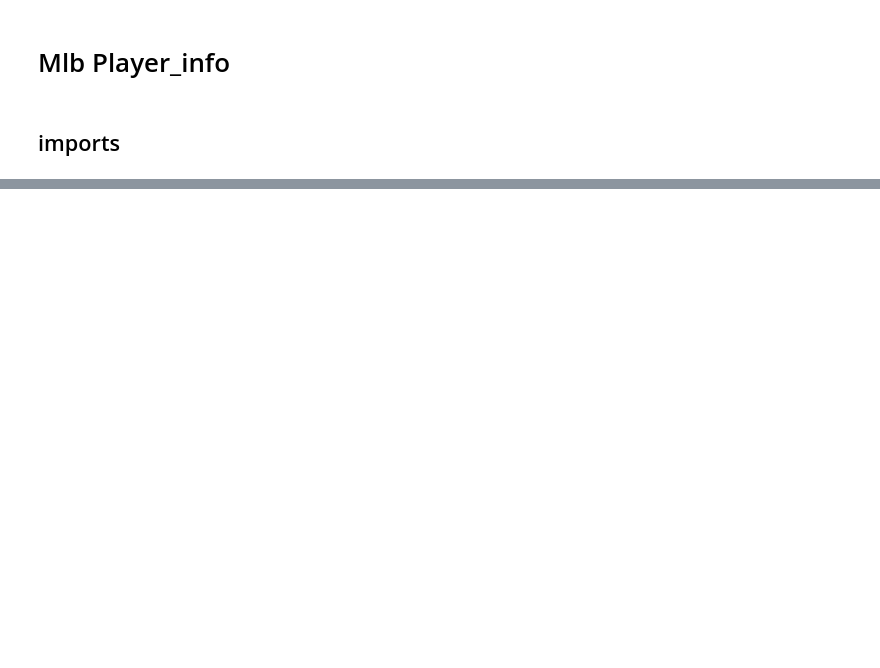
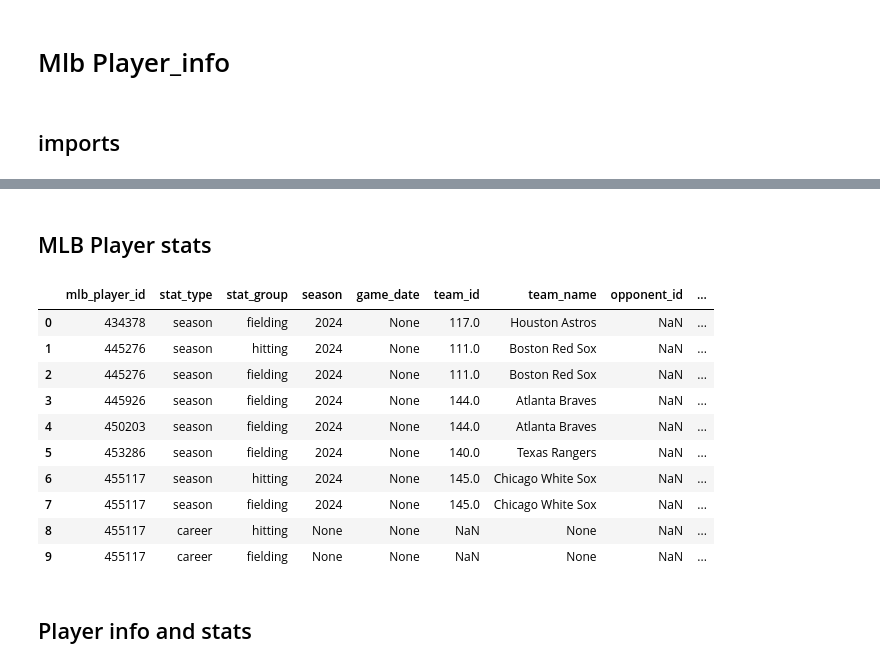
Before and after one commit to laniel123/MLB_Injury_Report, a Jupyter notebook: mlb/notebooks/Mlb_player_db.ipynb, the cells around one changed output, grey strips where cells are left out. Cells and saved outputs as stored; diff of their text form; code cells hidden in the pictures; blank space fills up the shorter version.

```diff
--- a/mlb/notebooks/Mlb_player_db.ipynb
+++ b/mlb/notebooks/Mlb_player_db.ipynb
@@ -41,0 +41,20 @@ pd.read_sql_query("SELECT * FROM mlb_player_info", conn)
+# %% [markdown]
+## MLB Player stats
+# %%
+mlb_player_stats = pd.read_sql_query("SELECT * FROM mlb_player_stats", conn)
+
+mlb_player_stats.head(10)
+# %% [output]
+|  | mlb_player_id | stat_type | stat_group | season | game_date | team_id | team_name | opponent_id | ... |
+| 0 | 434378 | season | fielding | 2024 | None | 117.0 | Houston Astros | NaN | ... |
+| 1 | 445276 | season | hitting | 2024 | None | 111.0 | Boston Red Sox | NaN | ... |
+| 2 | 445276 | season | fielding | 2024 | None | 111.0 | Boston Red Sox | NaN | ... |
+| 3 | 445926 | season | fielding | 2024 | None | 144.0 | Atlanta Braves | NaN | ... |
+| 4 | 450203 | season | fielding | 2024 | None | 144.0 | Atlanta Braves | NaN | ... |
+| 5 | 453286 | season | fielding | 2024 | None | 140.0 | Texas Rangers | NaN | ... |
+| 6 | 455117 | season | hitting | 2024 | None | 145.0 | Chicago White Sox | NaN | ... |
+| 7 | 455117 | season | fielding | 2024 | None | 145.0 | Chicago White Sox | NaN | ... |
+| 8 | 455117 | career | hitting | None | None | NaN | None | NaN | ... |
+| 9 | 455117 | career | fielding | None | None | NaN | None | NaN | ... |
+# %% [markdown]
+## Player info and stats
```
Also changed, not shown: parts of 9 cells of this notebook, 8 other files.
